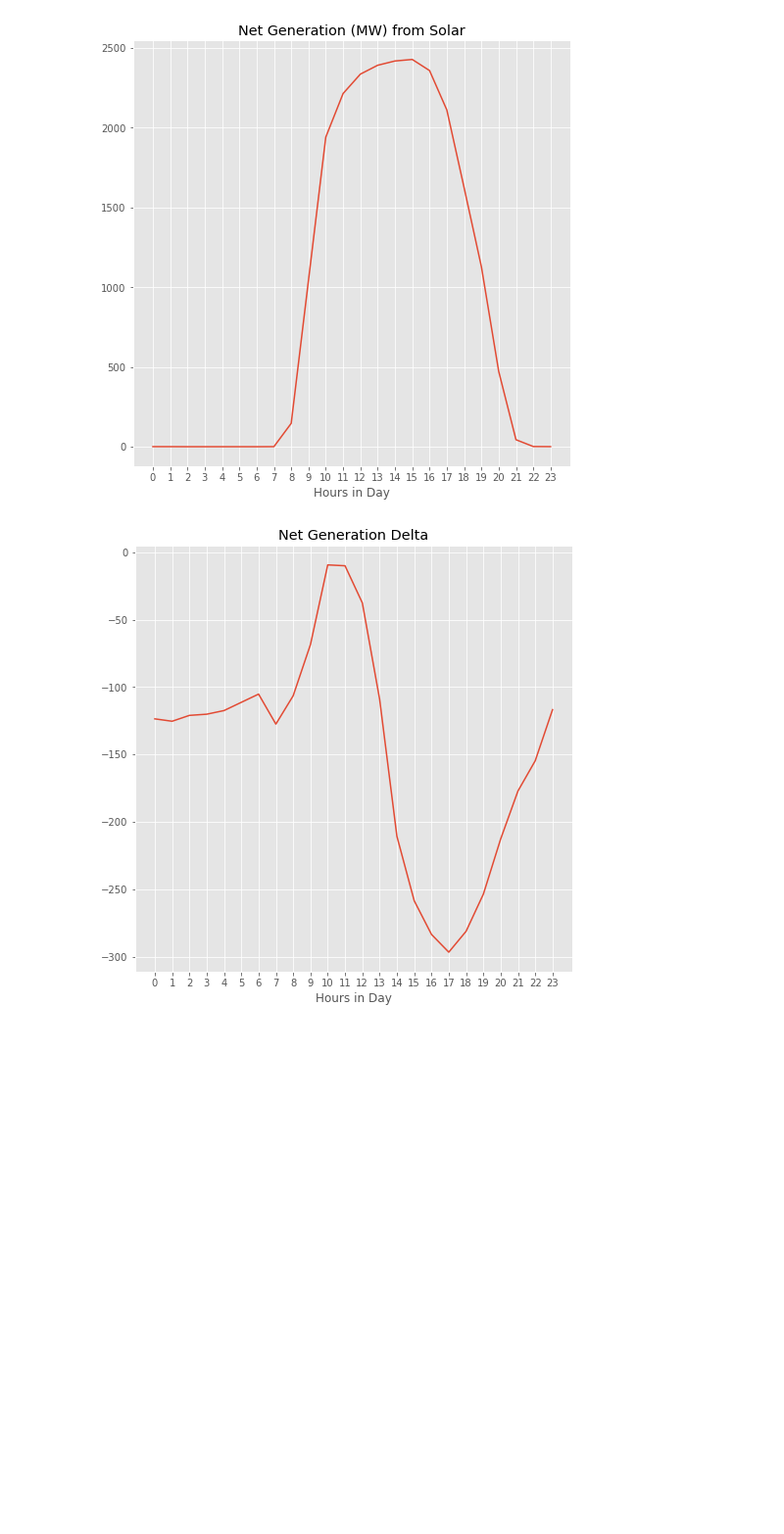
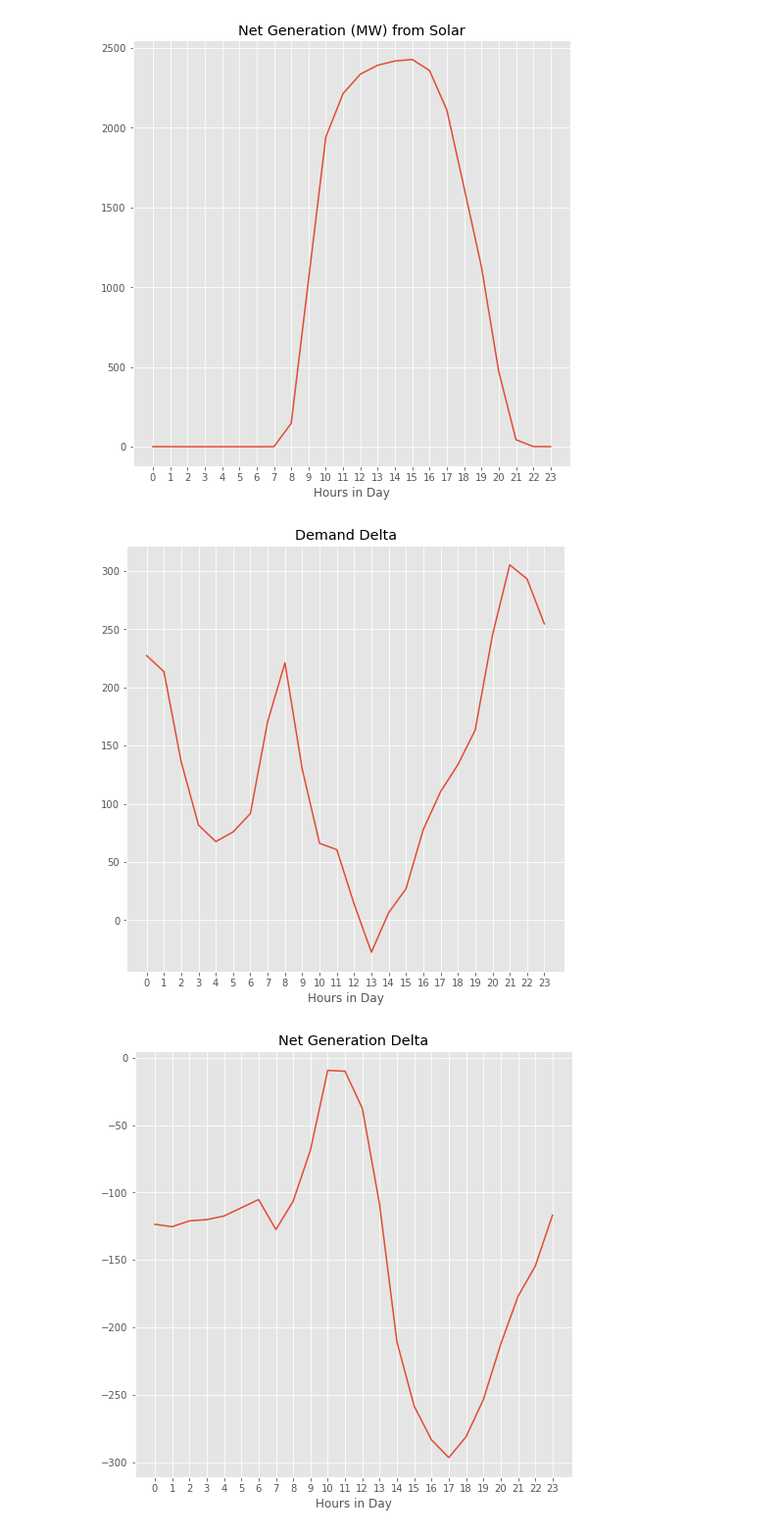
Before and after one commit to Cpizzle1/capstone2, a Jupyter notebook: notebooks/Datacleanv2.1.ipynb, the cells around one changed output. Shown: that part at 98% size. Saved outputs shown, nothing was run; the diff lists cells and outputs as text; code cells hidden in the pictures; blank space fills up the shorter version.

```diff
--- a/notebooks/Datacleanv2.1.ipynb
+++ b/notebooks/Datacleanv2.1.ipynb
@@ -346,6 +373,10 @@ func3(df_texas, 'Demand (MW)')
 func3(df_texas, 'Net Generation (MW) from Solar')
 # %% [output]
 [figure]
+# %%
+func3(df_texas, 'Demand Delta')
+# %% [output]
+[figure, added]
 # %%
 func3(df_texas, 'Net Generation Delta')
 # %% [output]
```
Also changed, not shown: parts of 32 cells of this notebook, 5 other files.
